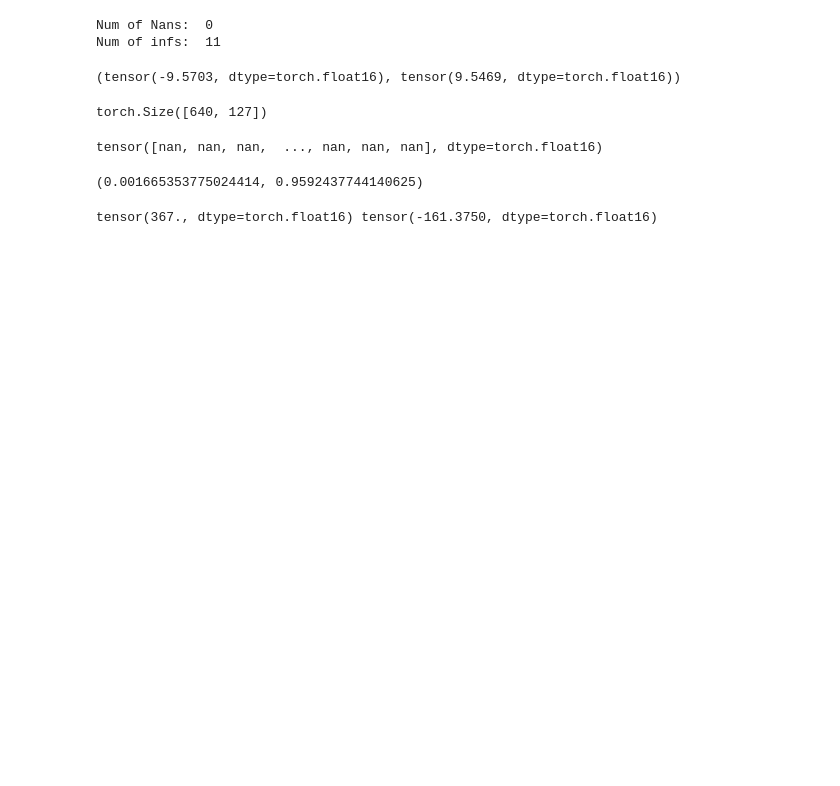
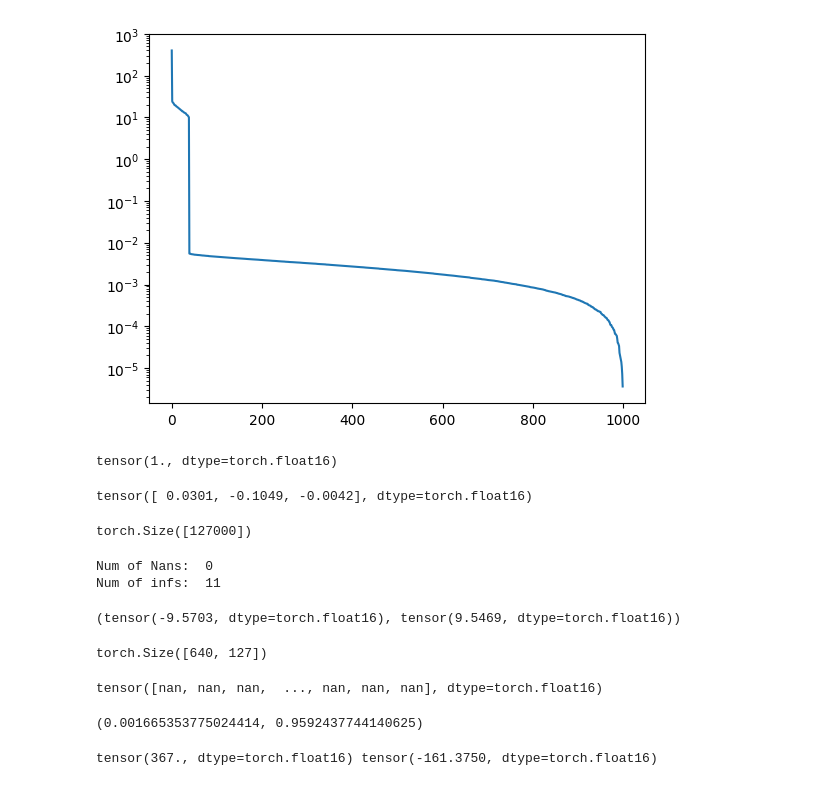
Before and after one commit to loganriggs/renormalization_interp, a Jupyter notebook: datapoint_sim.ipynb, the cells around one changed output. Drawn from its saved outputs; the diff is of its cells as text; code cells hidden in the pictures; blank space fills up the shorter version.

```diff
--- a/datapoint_sim.ipynb
+++ b/datapoint_sim.ipynb
@@ -53,0 +227,7 @@ orig_ce_loss.shape, noisy_ce_diff.shape
+# %%
+# Apply SVD to sim_matrix w/ gpu
+device = torch.device("cuda" if torch.cuda.is_available() else "cpu")
+sim_matrix = sim_matrix.to(device).to(torch.float32)
+U, S, V = torch.svd(sim_matrix)
+U.shape, S.shape, V.shape
+S.topk(100)
@@ -53,0 +252,7 @@ orig_ce_loss.shape, noisy_ce_diff.shape
+# %%
+# plot S
+import matplotlib.pyplot as plt
+plt.plot(S.cpu().numpy())
+plt.yscale("log")
+# %% [output]
+[figure, added]
@@ -54,3 +360,15 @@ orig_ce_loss.shape, noisy_ce_diff.shape
+# %%
+((reduced_ce_diff[:, 0] / reduced_ce_diff[:, 0].norm()))
+# %% [output]
+tensor(1., dtype=torch.float16)
+# %%
+reduced_ce_diff[:, 0]
+# %% [output]
+tensor([ 0.0301, -0.1049, -0.0042], dtype=torch.float16)
+# %%
+reduced_ce_diff.norm(dim=0).shape
+# %% [output]
+torch.Size([127000])
 # %%
 EPS = 1e-3 # Any lower & we get infs. past 1e-8, we get nans
 log_odds = torch.log((noisy_ce_diff + EPS)/(orig_ce_loss + EPS))
```
Also changed, not shown: parts of 19 cells of this notebook.
